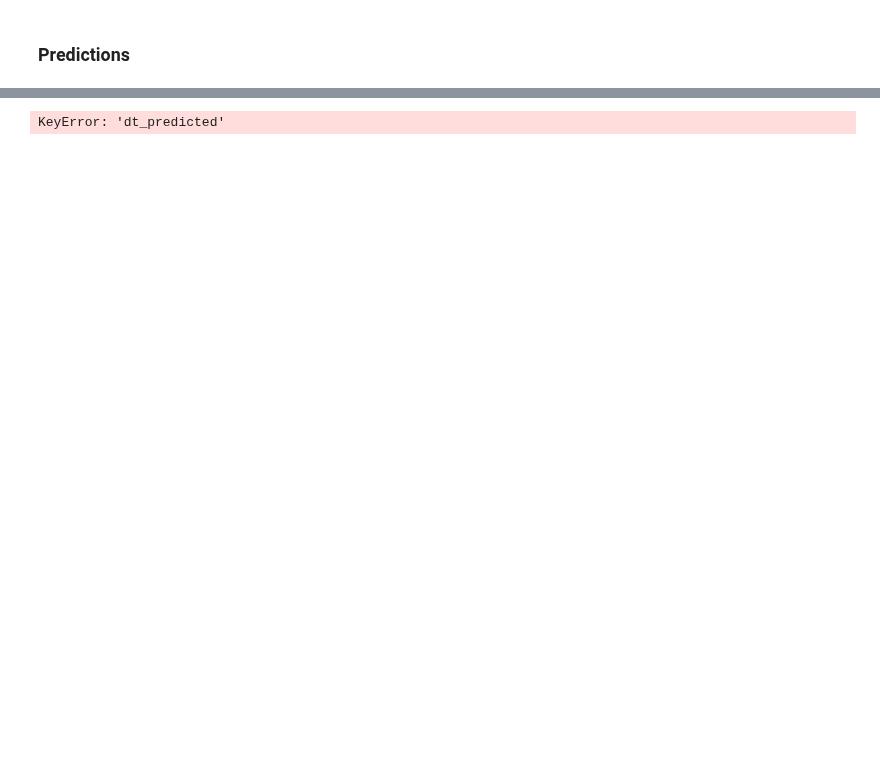
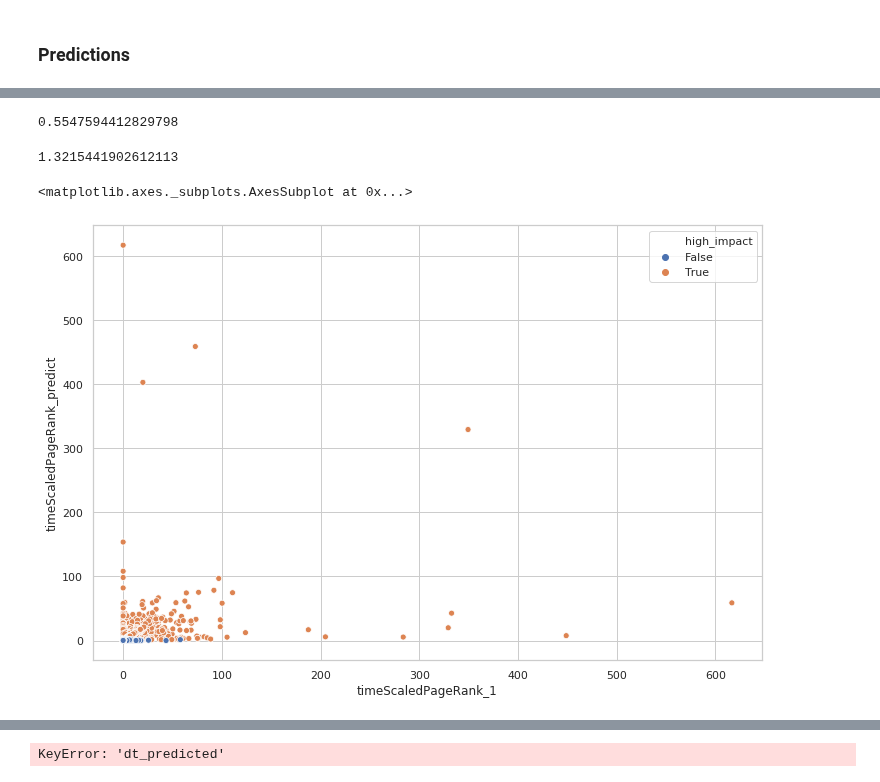
Before and after one commit to timholds/Graph-Embeddings, a Jupyter notebook: notebooks/ImpactPrediction/prediction_earlyWarning.ipynb, the cells around one changed output, grey strips where cells are left out. Cells and saved outputs as stored; diff of their text form; code cells hidden in the pictures; blank space fills up the shorter version.

Commit message:
Updating titlegen and prediction

```diff
--- a/notebooks/ImpactPrediction/prediction_earlyWarning.ipynb
+++ b/notebooks/ImpactPrediction/prediction_earlyWarning.ipynb
@@ -89,0 +124,5 @@ sns.countplot(data=df.loc[, y='year')
+# %%
+years_ahead = 4
+df = pd.read_csv('/tmp/data/quanta.predict.{miny}.{maxy}.{ya}.csv.out'.format(
+        miny=min_year, maxy=max_year, ya=years_ahead))
+df.shape
@@ -89,0 +131,6 @@ sns.countplot(data=df.loc[, y='year')
+# %%
+pctile = .99
+cutoff = df['timeScaledPageRank_predict'].quantile(q=pctile)
+
+df['high_impact'] = df['timeScaledPageRank_predict'] > cutoff
+print(df['high_impact'].value_counts())
@@ -90,15 +141,20 @@ sns.countplot(data=df.loc[, y='year')
 # %%
-pctile = .95
-df['is_high_impact'] = df['timeScaledPageRank_5'] > df['timeScaledPageRank_5'].quantile(q=pctile)
 
-print(df['is_high_impact'].value_counts())
-count_class_0, count_class_1 = df['is_high_impact'].value_counts()
-df_class_0 = df[df['is_high_impact'] == 0]
-df_class_1 = df[df['is_high_impact'] == 1]
+
+count_class_0, count_class_1 = df['high_impact'].value_counts()
+df_class_0 = df[df['high_impact'] == 0]
+df_class_1 = df[df['high_impact'] == 1]
+
+# over-sample
 if count_class_1 > count_class_0:
     df_class_1_under = df_class_1.sample(count_class_0)
-    df = pd.concat([df_class_1_under, df_class_0], axis=0)
+    df_class_0_over = df_class_0.sample(n=count_class_1, replace=True)
+#     df = pd.concat([df_class_1_under, df_class_0], axis=0)
+    df = pd.concat([df_class_1, df_class_0_over], axis=0)
 else:
     df_class_0_under = df_class_0.sample(count_class_1)
-    df = pd.concat([df_class_1, df_class_0_under], axis=0)
-print(df['is_high_impact'].value_counts())
+    df_class_1_over = df_class_1.sample(n=count_class_0, replace=True)
+#     df = pd.concat([df_class_1, df_class_0_under], axis=0)
+    df = pd.concat([df_class_1_over, df_class_0], axis=0)
+
+print(df['high_impact'].value_counts())
@@ -132,0 +232,11 @@ test_inds = X_test.index
+# %%
+sum(df['timeScaledPageRank_1']>cutoff) / sum(df['timeScaledPageRank_predict']>cutoff)
+# %% [output]
+0.5547594412829798
+# %%
+print(cutoff)
+sns.scatterplot(data=df, x='timeScaledPageRank_1', y='timeScaledPageRank_predict', hue='high_impact')
+# %% [output]
+1.3215441902612113
+<matplotlib.axes._subplots.AxesSubplot at 0x...>
+[figure, added]
```
Also changed, not shown: parts of 31 cells of this notebook, 2 other files.
